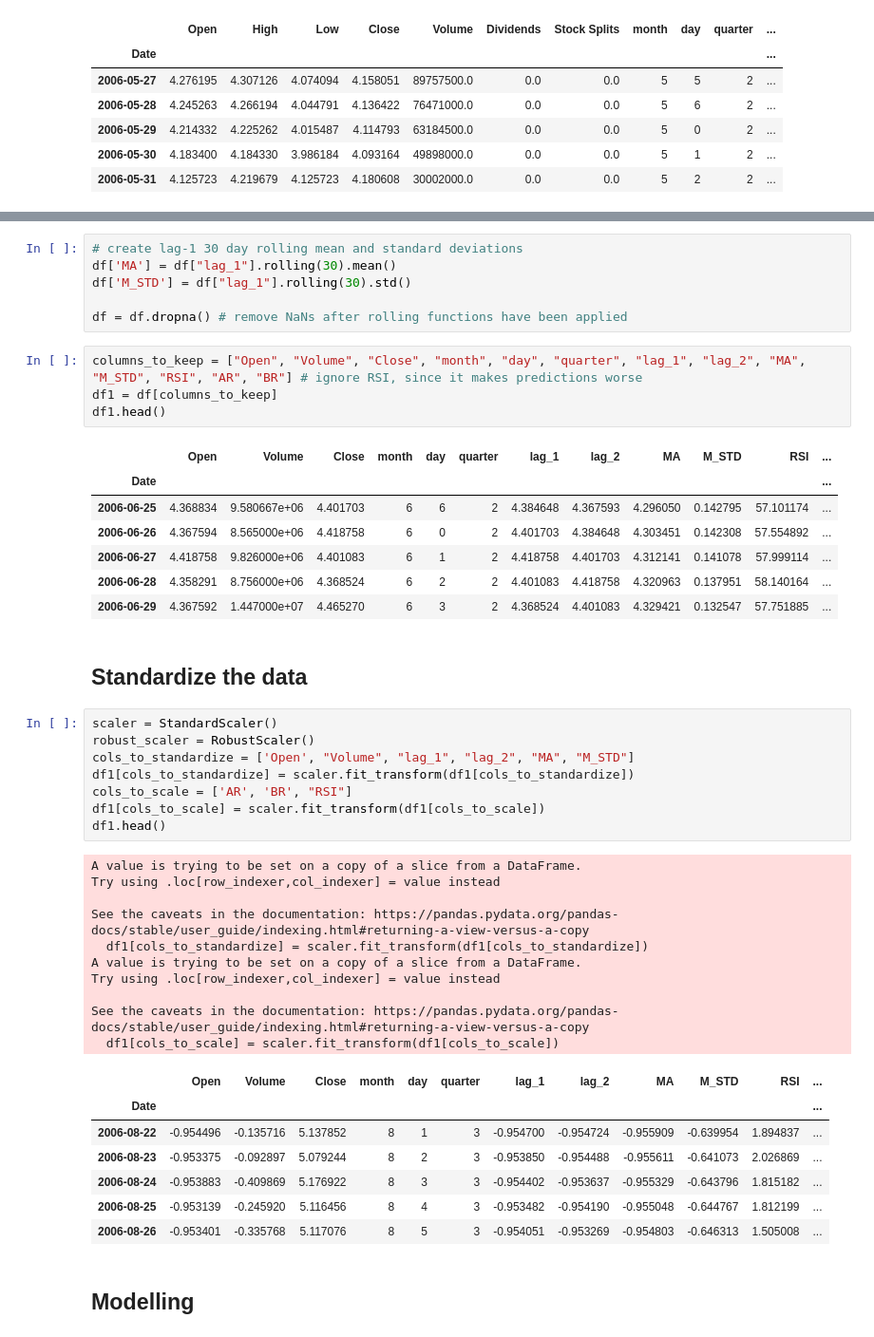
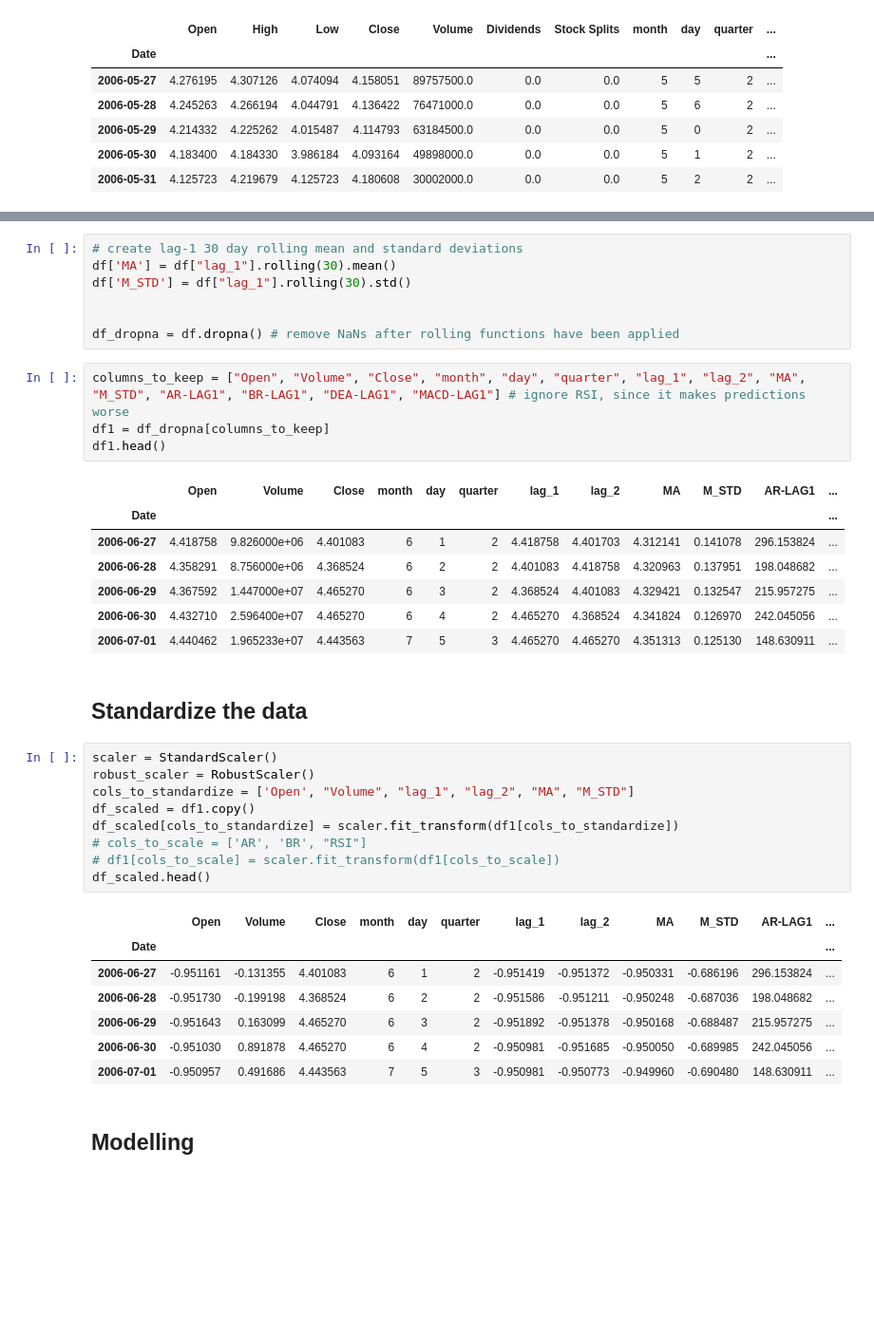
Before and after one commit to yjiahao/time-series-stocks, a Jupyter notebook: XGBoost.ipynb, the cells around one changed output, grey strips where cells are left out. Shown at 95% size. Cells and saved outputs as stored; diff of their text form; blank space fills up the shorter version.

Commit message:
Add lagged values & MACD

```diff
--- a/XGBoost.ipynb
+++ b/XGBoost.ipynb
@@ -146,47 +181,39 @@ df[:7]
 df['MA'] = df["lag_1"].rolling(30).mean()
 df['M_STD'] = df["lag_1"].rolling(30).std()
 
-df = df.dropna() # remove NaNs after rolling functions have been applied
+
+df_dropna = df.dropna() # remove NaNs after rolling functions have been applied
 # %%
-columns_to_keep = ["Open", "Volume", "Close", "month", "day", "quarter", "lag_1", "lag_2", "MA", "M_STD", "RSI", "AR", "BR"] # ignore RSI, since it makes predictions worse
-df1 = df[columns_to_keep]
+columns_to_keep = ["Open", "Volume", "Close", "month", "day", "quarter", "lag_1", "lag_2", "MA", "M_STD", "AR-LAG1", "BR-LAG1", "DEA-LAG1", "MACD-LAG1"] # ignore RSI, since it makes predictions worse
+df1 = df_dropna[columns_to_keep]
 df1.head()
 # %% [output]
-|  | Open | Volume | Close | month | day | quarter | lag_1 | lag_2 | MA | M_STD | RSI | ... |
+|  | Open | Volume | Close | month | day | quarter | lag_1 | lag_2 | MA | M_STD | AR-LAG1 | ... |
 | Date |  |  |  |  |  |  |  |  |  |  |  | ... |
-| 2006-06-25 | 4.368834 | 9.580667e+06 | 4.401703 | 6 | 6 | 2 | 4.384648 | 4.367593 | 4.296050 | 0.142795 | 57.101174 | ... |
-| 2006-06-26 | 4.367594 | 8.565000e+06 | 4.418758 | 6 | 0 | 2 | 4.401703 | 4.384648 | 4.303451 | 0.142308 | 57.554892 | ... |
-| 2006-06-27 | 4.418758 | 9.826000e+06 | 4.401083 | 6 | 1 | 2 | 4.418758 | 4.401703 | 4.312141 | 0.141078 | 57.999114 | ... |
-| 2006-06-28 | 4.358291 | 8.756000e+06 | 4.368524 | 6 | 2 | 2 | 4.401083 | 4.418758 | 4.320963 | 0.137951 | 58.140164 | ... |
-| 2006-06-29 | 4.367592 | 1.447000e+07 | 4.465270 | 6 | 3 | 2 | 4.368524 | 4.401083 | 4.329421 | 0.132547 | 57.751885 | ... |
+| 2006-06-27 | 4.418758 | 9.826000e+06 | 4.401083 | 6 | 1 | 2 | 4.418758 | 4.401703 | 4.312141 | 0.141078 | 296.153824 | ... |
+| 2006-06-28 | 4.358291 | 8.756000e+06 | 4.368524 | 6 | 2 | 2 | 4.401083 | 4.418758 | 4.320963 | 0.137951 | 198.048682 | ... |
+| 2006-06-29 | 4.367592 | 1.447000e+07 | 4.465270 | 6 | 3 | 2 | 4.368524 | 4.401083 | 4.329421 | 0.132547 | 215.957275 | ... |
+| 2006-06-30 | 4.432710 | 2.596400e+07 | 4.465270 | 6 | 4 | 2 | 4.465270 | 4.368524 | 4.341824 | 0.126970 | 242.045056 | ... |
+| 2006-07-01 | 4.440462 | 1.965233e+07 | 4.443563 | 7 | 5 | 3 | 4.465270 | 4.465270 | 4.351313 | 0.125130 | 148.630911 | ... |
 # %% [markdown]
 ## Standardize the data
 # %%
 scaler = StandardScaler()
 robust_scaler = RobustScaler()
 cols_to_standardize = ['Open', "Volume", "lag_1", "lag_2", "MA", "M_STD"]
-df1[cols_to_standardize] = scaler.fit_transform(df1[cols_to_standardize])
-cols_to_scale = ['AR', 'BR', "RSI"]
-df1[cols_to_scale] = scaler.fit_transform(df1[cols_to_scale])
-df1.head()
+df_scaled = df1.copy()
+df_scaled[cols_to_standardize] = scaler.fit_transform(df1[cols_to_standardize])
+# cols_to_scale = ['AR', 'BR', "RSI"]
+# df1[cols_to_scale] = scaler.fit_transform(df1[cols_to_scale])
+df_scaled.head()
 # %% [output]
-A value is trying to be set on a copy of a slice from a DataFrame.
-Try using .loc[row_indexer,col_indexer] = value instead
-
-See the caveats in the documentation: https://pandas.pydata.org/pandas-docs/stable/user_guide/indexing.html#returning-a-view-versus-a-copy
-  df1[cols_to_standardize] = scaler.fit_transform(df1[cols_to_standardize])
-A value is trying to be set on a copy of a slice from a DataFrame.
-Try using .loc[row_indexer,col_indexer] = value instead
-
-See the caveats in the documentation: https://pandas.pydata.org/pandas-docs/stable/user_guide/indexing.html#returning-a-view-versus-a-copy
-  df1[cols_to_scale] = scaler.fit_transform(df1[cols_to_scale])
-|  | Open | Volume | Close | month | day | quarter | lag_1 | lag_2 | MA | M_STD | RSI | ... |
+|  | Open | Volume | Close | month | day | quarter | lag_1 | lag_2 | MA | M_STD | AR-LAG1 | ... |
 | Date |  |  |  |  |  |  |  |  |  |  |  | ... |
-| 2006-08-22 | -0.954496 | -0.135716 | 5.137852 | 8 | 1 | 3 | -0.954700 | -0.954724 | -0.955909 | -0.639954 | 1.894837 | ... |
-| 2006-08-23 | -0.953375 | -0.092897 | 5.079244 | 8 | 2 | 3 | -0.953850 | -0.954488 | -0.955611 | -0.641073 | 2.026869 | ... |
-| 2006-08-24 | -0.953883 | -0.409869 | 5.176922 | 8 | 3 | 3 | -0.954402 | -0.953637 | -0.955329 | -0.643796 | 1.815182 | ... |
-| 2006-08-25 | -0.953139 | -0.245920 | 5.116456 | 8 | 4 | 3 | -0.953482 | -0.954190 | -0.955048 | -0.644767 | 1.812199 | ... |
-| 2006-08-26 | -0.953401 | -0.335768 | 5.117076 | 8 | 5 | 3 | -0.954051 | -0.953269 | -0.954803 | -0.646313 | 1.505008 | ... |
+| 2006-06-27 | -0.951161 | -0.131355 | 4.401083 | 6 | 1 | 2 | -0.951419 | -0.951372 | -0.950331 | -0.686196 | 296.153824 | ... |
+| 2006-06-28 | -0.951730 | -0.199198 | 4.368524 | 6 | 2 | 2 | -0.951586 | -0.951211 | -0.950248 | -0.687036 | 198.048682 | ... |
+| 2006-06-29 | -0.951643 | 0.163099 | 4.465270 | 6 | 3 | 2 | -0.951892 | -0.951378 | -0.950168 | -0.688487 | 215.957275 | ... |
+| 2006-06-30 | -0.951030 | 0.891878 | 4.465270 | 6 | 4 | 2 | -0.950981 | -0.951685 | -0.950050 | -0.689985 | 242.045056 | ... |
+| 2006-07-01 | -0.950957 | 0.491686 | 4.443563 | 7 | 5 | 3 | -0.950981 | -0.950773 | -0.949960 | -0.690480 | 148.630911 | ... |
 # %% [markdown]
 ## Modelling
 # %%
```
Also changed, not shown: parts of 8 cells of this notebook.
